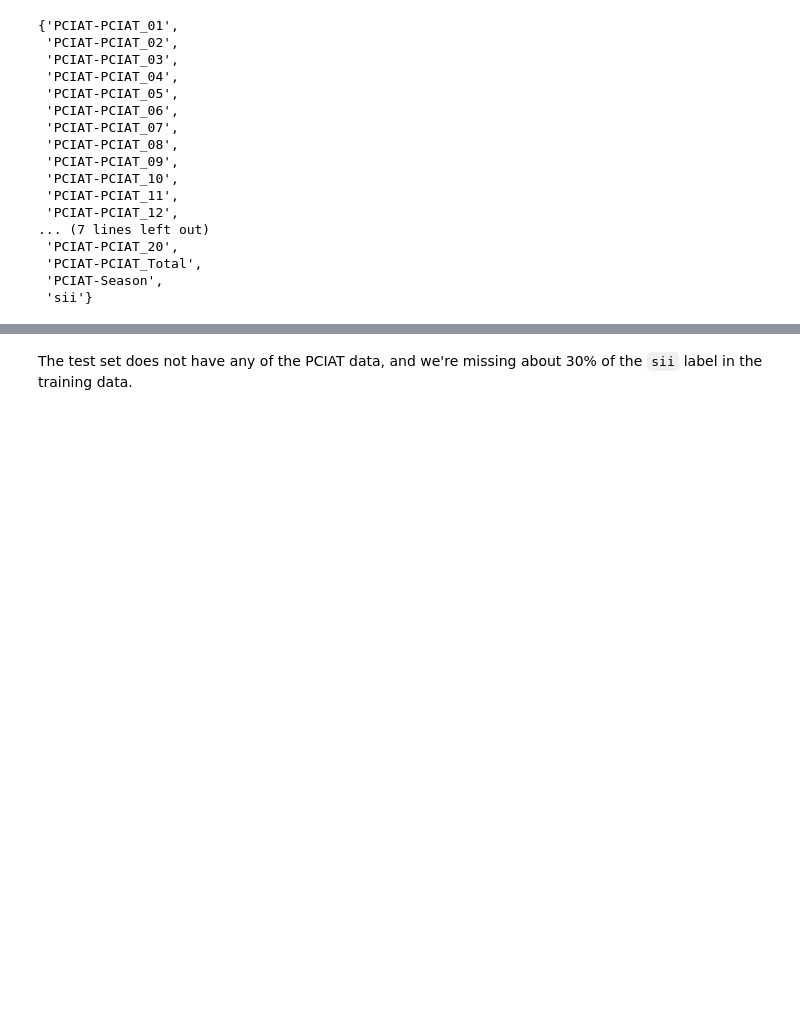
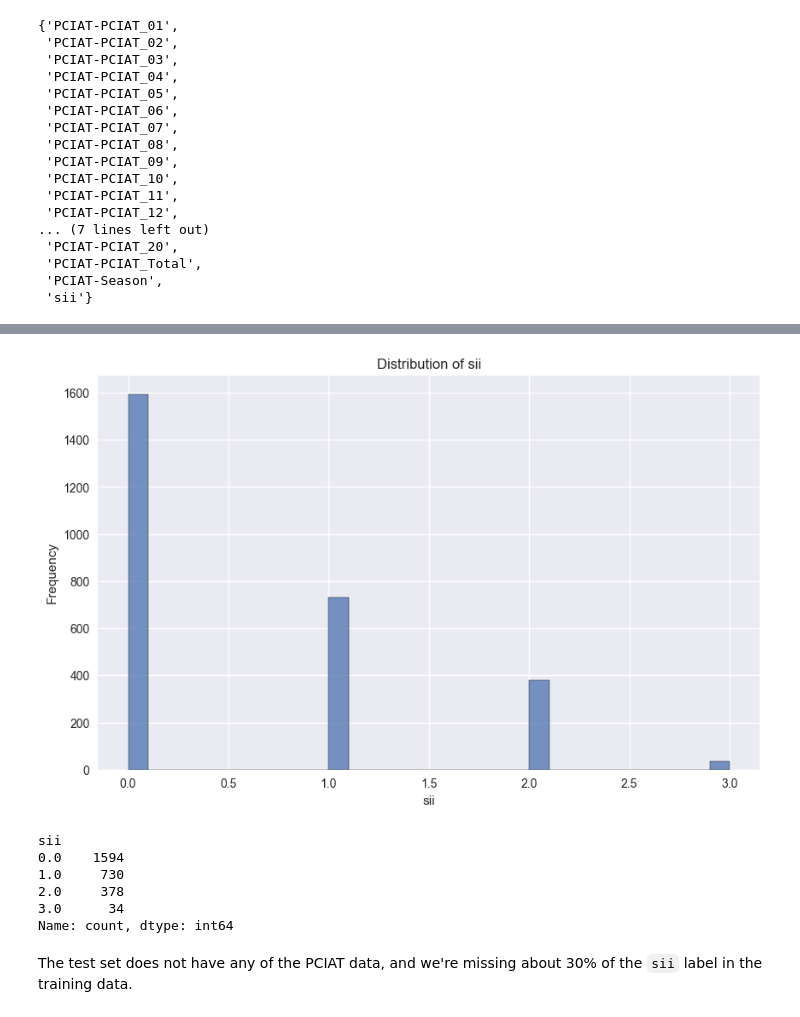
Before and after one commit to crmueller100/child-mind-institute-problematic-internet-use, a Jupyter notebook: predict_severity_impairment_index.ipynb, the cells around one changed output, grey strips where cells are left out. Saved outputs shown, nothing was run; the diff lists cells and outputs as text; code cells hidden in the pictures; blank space fills up the shorter version.

```diff
--- a/predict_severity_impairment_index.ipynb
+++ b/predict_severity_impairment_index.ipynb
@@ -43,3 +127,21 @@ np.float64(0.3090909090909091)
+# %%
+import matplotlib.pyplot as plt
+import seaborn as sns
+
+plt.figure(figsize=(10, 6))
+sns.histplot(train_df['sii'], bins=30)
+plt.title('Distribution of sii')
+plt.xlabel('sii')
+plt.ylabel('Frequency')
+plt.show()
+# %% [output]
+[figure, added]
+sii
+0.0    1594
+1.0     730
+2.0     378
+3.0      34
+Name: count, dtype: int64
 # %% [markdown]
 The test set does not have any of the PCIAT data, and we're missing about 30% of the `sii` label in the training data.
 # %%
```
Also changed, not shown: parts of 16 cells of this notebook.
